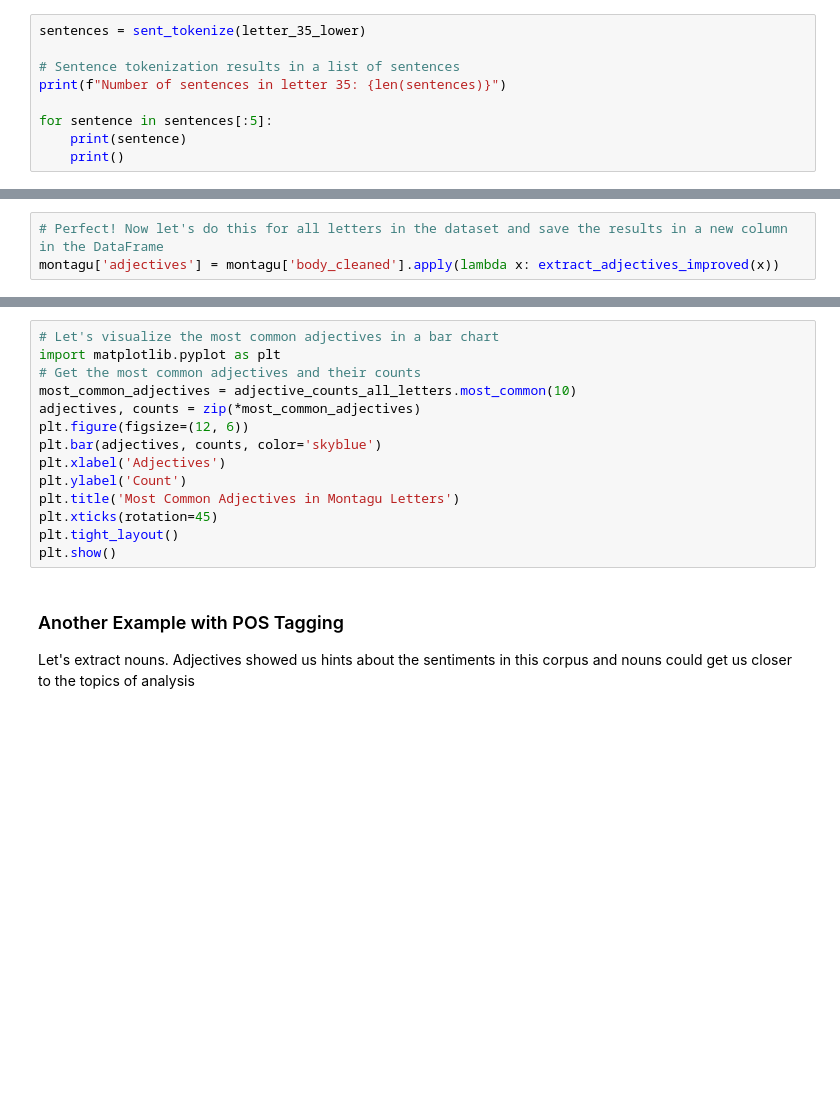
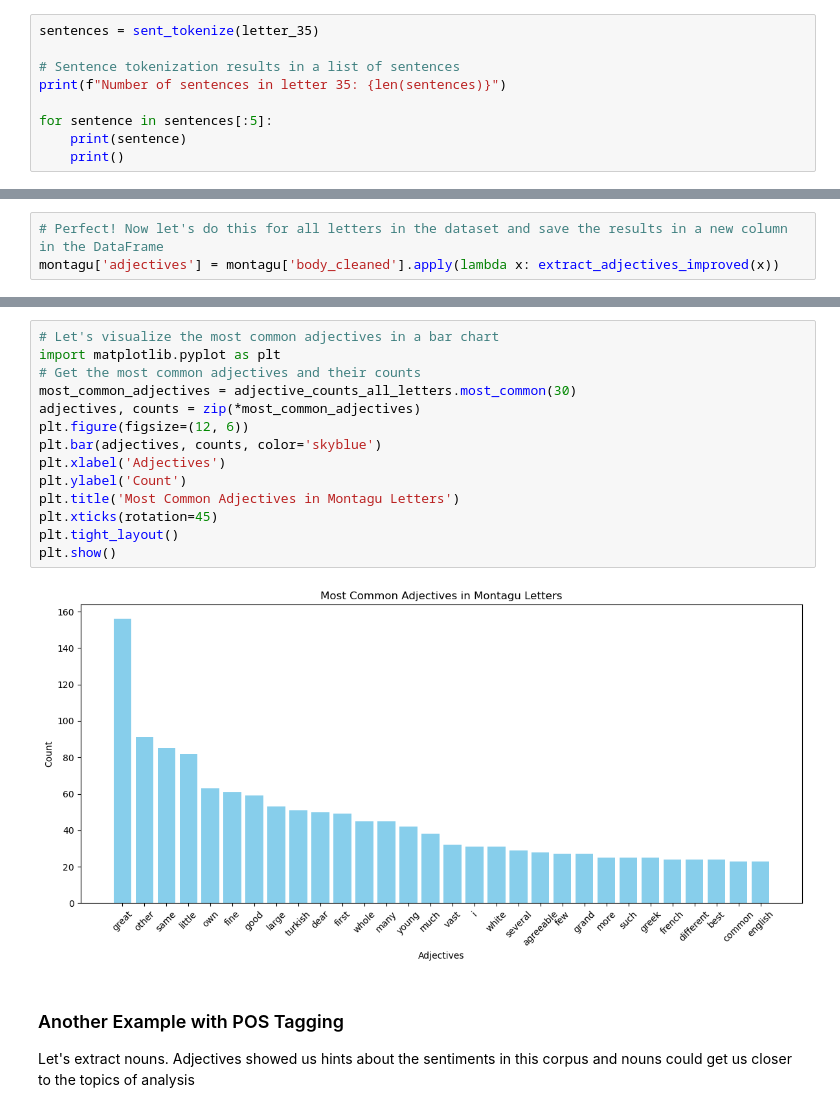
Before and after one commit to zararauf/DIGHUM101-2025, a Jupyter notebook: Week 3/3-3_text_analysis_w_montagu.ipynb, the cells around one changed output, grey strips where cells are left out. Drawn from its saved outputs; the diff is of its cells as text; blank space fills up the shorter version.

```diff
--- a/Week 3/3-3_text_analysis_w_montagu.ipynb
+++ b/Week 3/3-3_text_analysis_w_montagu.ipynb
@@ -308,5 +505,5 @@ print(f"Unique words in letter 35 (lowercase): {len(unique_words)}")
 # %%
-sentences = sent_tokenize(letter_35_lower)
+sentences = sent_tokenize(letter_35)
 
 # Sentence tokenization results in a list of sentences
 print(f"Number of sentences in letter 35: {len(sentences)}")
@@ -445,17 +692,19 @@ for adj in adjective_counts_all_letters.most_common(10):
 # %%
 # Let's visualize the most common adjectives in a bar chart
 import matplotlib.pyplot as plt
 # Get the most common adjectives and their counts
-most_common_adjectives = adjective_counts_all_letters.most_common(10)
+most_common_adjectives = adjective_counts_all_letters.most_common(30)
 adjectives, counts = zip(*most_common_adjectives)
 plt.figure(figsize=(12, 6))
 plt.bar(adjectives, counts, color='skyblue')
 plt.xlabel('Adjectives')
 plt.ylabel('Count')
 plt.title('Most Common Adjectives in Montagu Letters')
 plt.xticks(rotation=45)
 plt.tight_layout()
 plt.show()
+# %% [output]
+[figure, added]
 # %% [markdown]
 ### Another Example with POS Tagging
 
```
Also changed, not shown: parts of 56 cells of this notebook.
